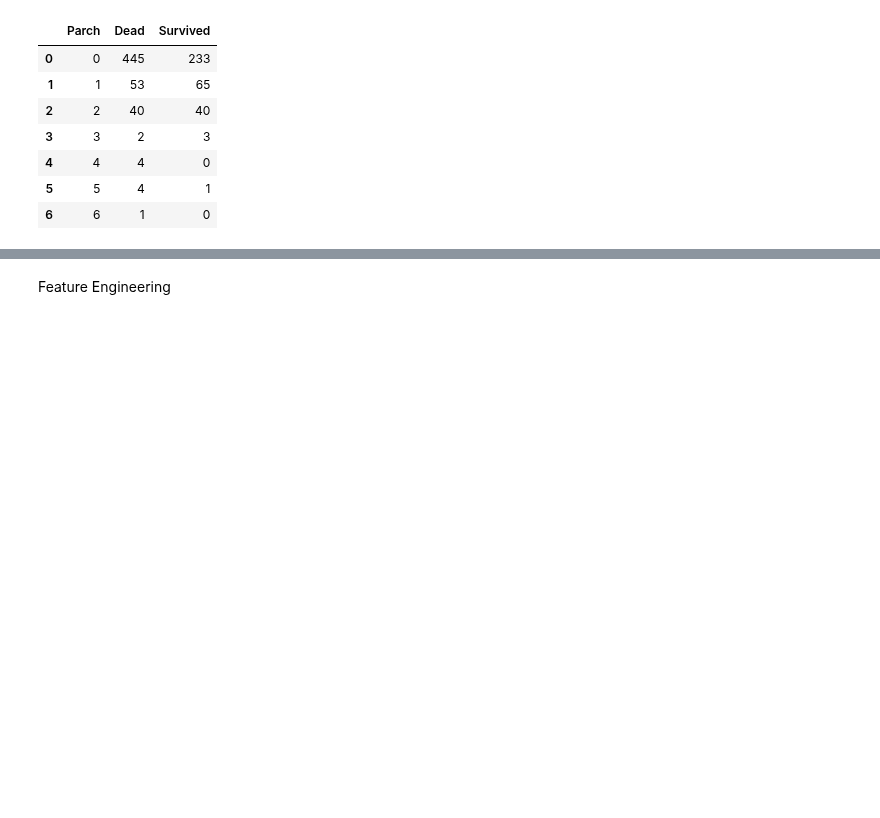
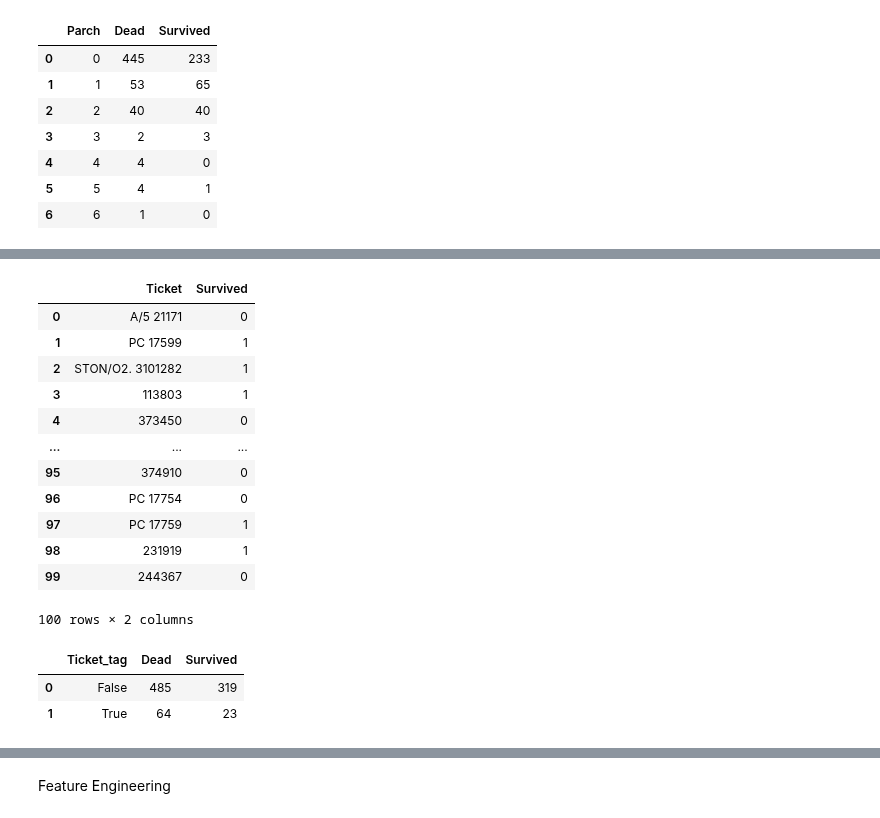
Before and after one commit to miji-lee-kr/titanic_practice, a Jupyter notebook: titanic.ipynb, the cells around one changed output, grey strips where cells are left out. Drawn from its saved outputs; the diff is of its cells as text; code cells hidden in the pictures; blank space fills up the shorter version.

```diff
--- a/titanic.ipynb
+++ b/titanic.ipynb
@@ -502,8 +502,6 @@ train['Parch'].isnull().sum()
 # %% [output]
 np.int64(0)
 # %%
-train_s = train.copy()
-
 sib_cnt = train_s.groupby(['Parch', 'Survived']).size().unstack(fill_value=0)
 sib_cnt.columns = ['Dead', 'Survived']
 df = sib_cnt.reset_index()
@@ -577,3 +575,19 @@ fig.update_layout(
 fig.show()
 
 # 합쳐서 3명까지 탔을 때 생존률 높아보임 -> 합쳤을 때 더 트렌드가 보임.
+# %%
+train_s['Outcome'] = train_s['Survived'].map({0:'Dead', 1:'Survived'})# 모든 데이터의 표시 방법을 바꿔보자
+
+px.histogram(
+    train_s,
+    x = 'Fare',
+    color = 'Outcome',
+    barmode = 'overlay',
+    nbins = 50,
+    title = 'Fare Distribution by Survival Status'
+)
+
+# 요금이 낮으면 사망이 높다
+# %%
+train_s['Title'] = train_s['Name'].str.extract(r'([A-Za-z]+)\.',expand = False)
+train_s['Title'].value_counts()
@@ -579,0 +625,26 @@ fig.show()
+# %%
+train_s[['Ticket', 'Survived']].head(100)
+# %% [output]
+|  | Ticket | Survived |
+| 0 | A/5 21171 | 0 |
+| 1 | PC 17599 | 1 |
+| 2 | STON/O2. 3101282 | 1 |
+| 3 | 113803 | 1 |
+| 4 | 373450 | 0 |
+| ... | ... | ... |
+| 95 | 374910 | 0 |
+| 96 | PC 17754 | 0 |
+| 97 | PC 17759 | 1 |
+| 98 | 231919 | 1 |
+| 99 | 244367 | 0 |
+100 rows × 2 columns
+# %%
+train_s['Ticket_tag'] = train_s['Ticket'].str.contains('A', case= False) #티켓에 A가 포함되어 있는가 (PC로도 해볼 수 있음)
+df = train_s.groupby(['Ticket_tag', 'Survived']).size().unstack(fill_value = 0)
+df.columns = ['Dead', 'Survived']
+df = df.reset_index()
+df
+# %% [output]
+|  | Ticket_tag | Dead | Survived |
+| 0 | False | 485 | 319 |
+| 1 | True | 64 | 23 |
```
Also changed, not shown: parts of 5 cells of this notebook, 1 other file.
